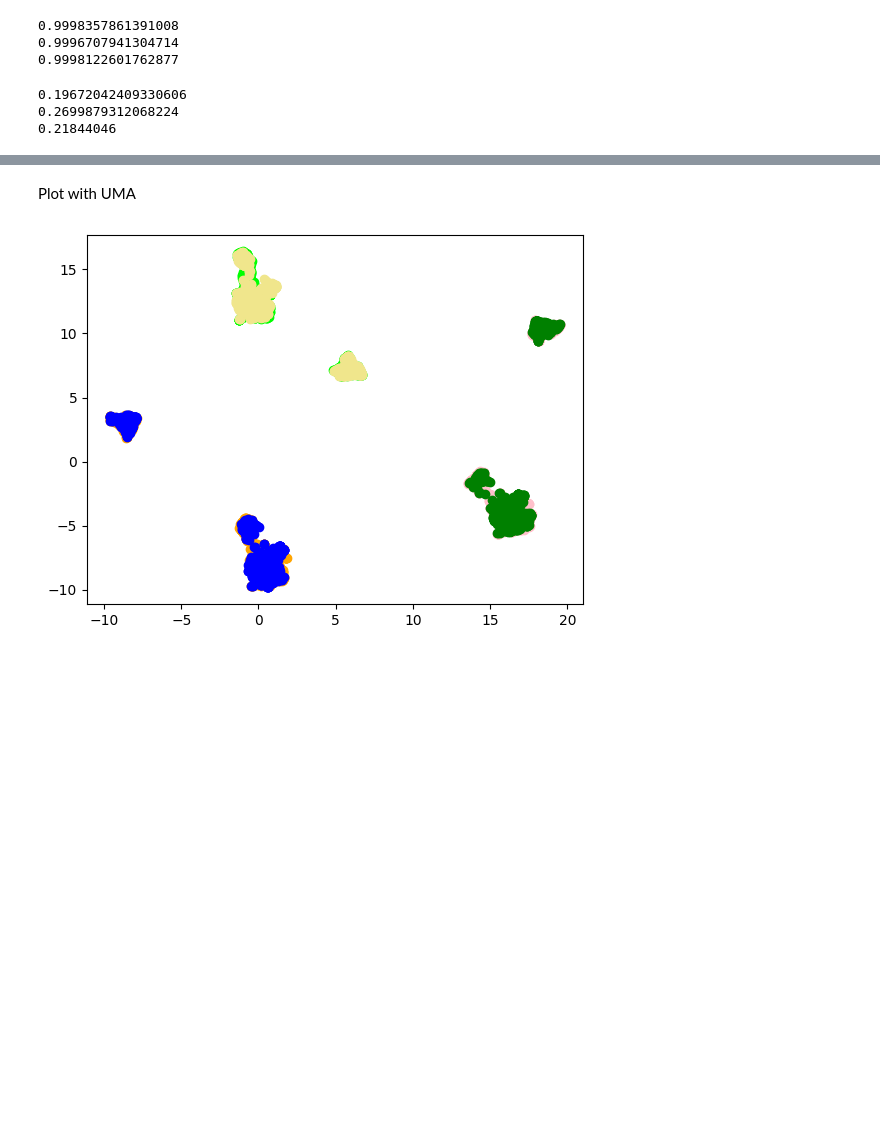
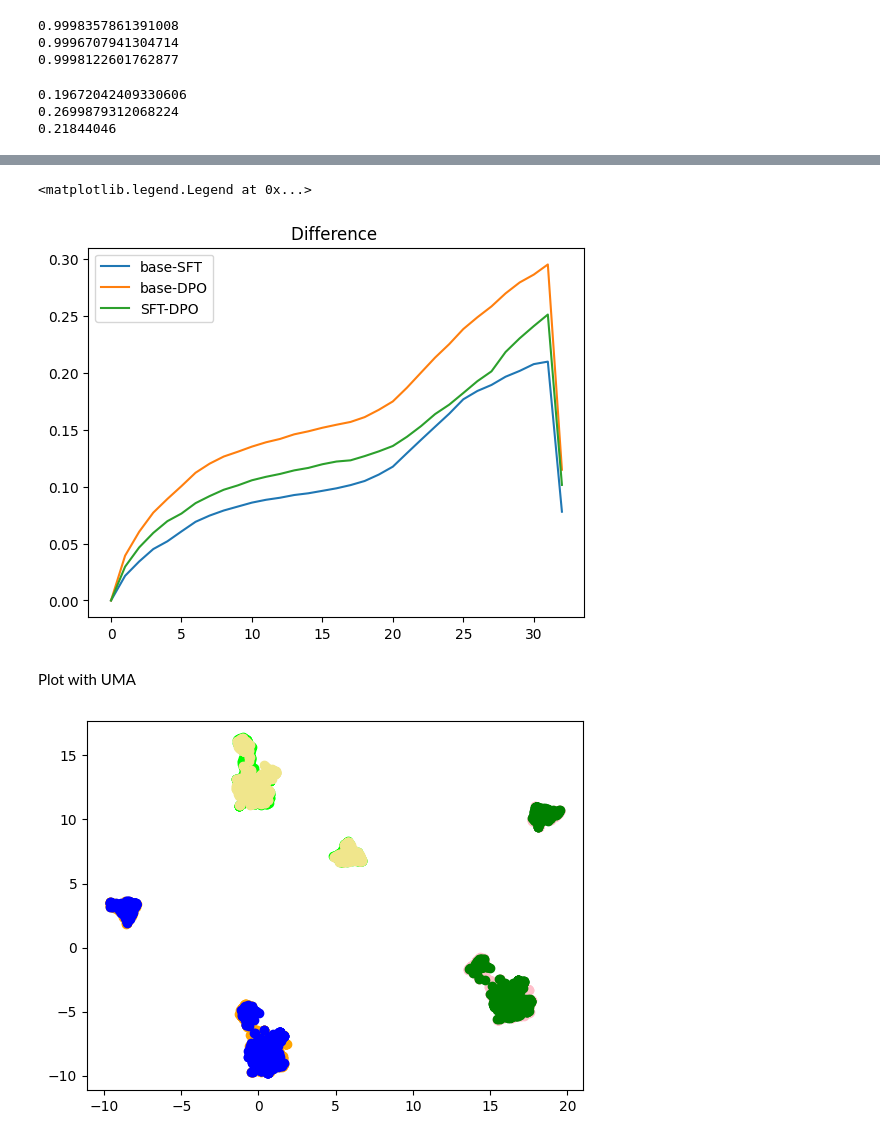
Before and after one commit to lauraaisling/analyse-llms, a Jupyter notebook: notebooks/Jigsaw_Toxic.ipynb, the cells around one changed output, grey strips where cells are left out. Drawn from its saved outputs; the diff is of its cells as text; code cells hidden in the pictures; blank space fills up the shorter version.

```diff
--- a/notebooks/Jigsaw_Toxic.ipynb
+++ b/notebooks/Jigsaw_Toxic.ipynb
@@ -116,3 +188,12 @@ print(np.mean(sft_dpo_diff))
+# %%
+plt.plot(mean_base_sft_diffs)
+plt.plot(mean_base_dpo_diffs)
+plt.plot(mean_sft_dpo_diffs)
+plt.title("Difference ")
+plt.legend(["base-SFT", "base-DPO", "SFT-DPO"])
+# %% [output]
+<matplotlib.legend.Legend at 0x...>
+[figure, added]
 # %% [markdown]
 Plot with UMA
 # %%
```
Also changed, not shown: parts of 5 cells of this notebook, 4 other files.
